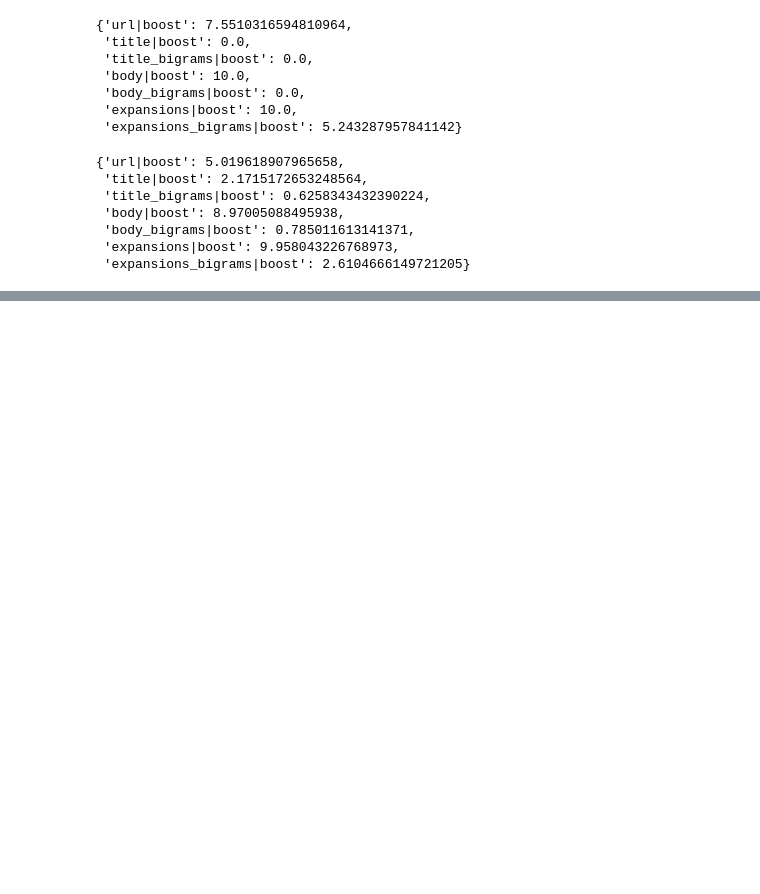
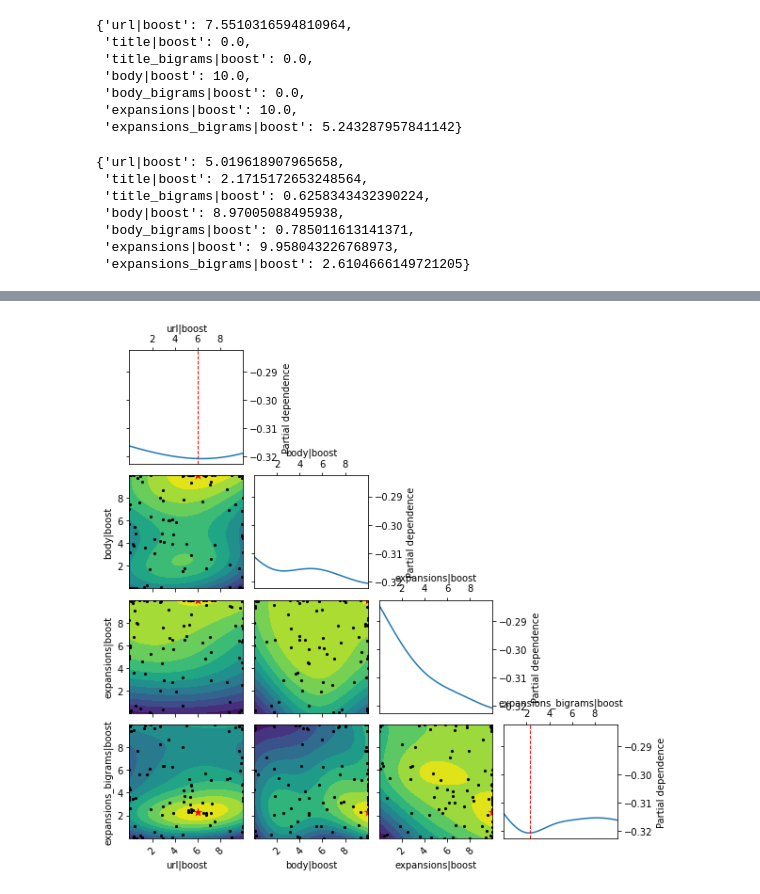
Before and after one commit to elastic/examples, a Jupyter notebook: Machine Learning/Query Optimization/notebooks/doc2query - 3 - most_fields.ipynb, the cells around one changed output, grey strips where cells are left out. Saved outputs shown, nothing was run; the diff lists cells and outputs as text; code cells hidden in the pictures; blank space fills up the shorter version.

```diff
--- a/Machine Learning/Query Optimization/notebooks/doc2query - 3 - most_fields.ipynb
+++ b/Machine Learning/Query Optimization/notebooks/doc2query - 3 - most_fields.ipynb
@@ -420,0 +425,12 @@ final_params
+# %%
+_templates = deepcopy(base_templates)
+_templates[0]['template']['source']['query']['multi_match'] = {
+    "type": query_type,
+    "query": "{{query_string}}",
+    "fields": [
+        "url^{{url|boost}}",
+        "body^{{body|boost}}",
+        "expansions^{{expansions|boost}}",
+        "expansions.bigrams^{{expansions_bigrams|boost}}"
+    ]
+}
@@ -420,0 +451,15 @@ final_params
+# %%
+%%time
+
+_, _, final_params, metadata = optimize_query_mrr100_templated(es, max_concurrent_searches, index, _templates, template_id,
+    config_space=Config.parse({
+        'method': 'bayesian',
+        'num_iterations': 100,
+        'num_initial_points': 20,
+        'space': {
+            'url|boost': { 'low': 0.0, 'high': 10.0 },
+            'body|boost': { 'low': 0.0, 'high': 10.0 },
+            'expansions|boost': { 'low': 0.0, 'high': 10.0 },
+            'expansions_bigrams|boost': { 'low': 0.0, 'high': 10.0 },
+        }
+    }))
@@ -420,0 +484,4 @@ final_params
+# %%
+_ = plot_objective(metadata, sample_source='result')
+# %% [output]
+[figure, added]
```
Also changed, not shown: parts of 6 cells of this notebook, 3 other files.
